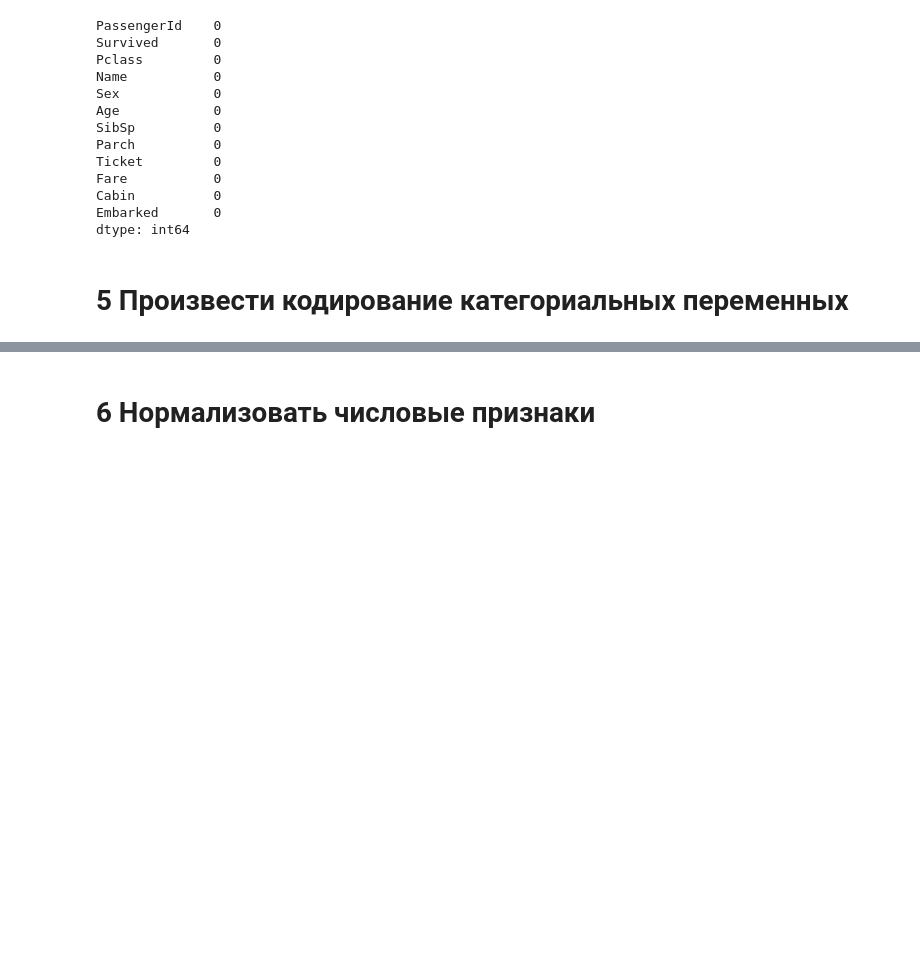
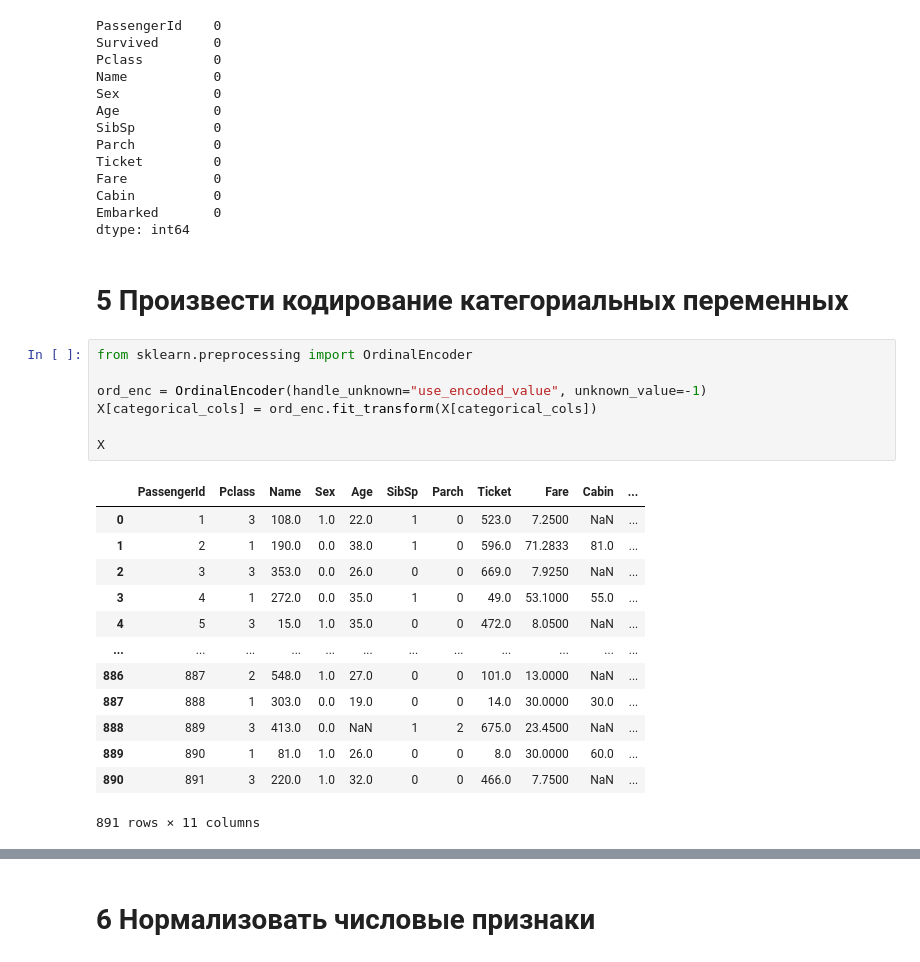
Before and after one commit to Exemtik/MISISMagisterPython, a Jupyter notebook: lab_4.ipynb, the cells around one changed output, grey strips where cells are left out. Saved outputs shown, nothing was run; the diff lists cells and outputs as text; blank space fills up the shorter version.

```diff
--- a/lab_4.ipynb
+++ b/lab_4.ipynb
@@ -140,4 +140,25 @@ Embarked       0
 dtype: int64
 # %% [markdown]
 # 5 Произвести кодирование категориальных переменных
+# %%
+from sklearn.preprocessing import OrdinalEncoder
+
+ord_enc = OrdinalEncoder(handle_unknown="use_encoded_value", unknown_value=-1)
+X[categorical_cols] = ord_enc.fit_transform(X[categorical_cols])
+
+X
+# %% [output]
+|  | PassengerId | Pclass | Name | Sex | Age | SibSp | Parch | Ticket | Fare | Cabin | ... |
+| 0 | 1 | 3 | 108.0 | 1.0 | 22.0 | 1 | 0 | 523.0 | 7.2500 | NaN | ... |
+| 1 | 2 | 1 | 190.0 | 0.0 | 38.0 | 1 | 0 | 596.0 | 71.2833 | 81.0 | ... |
+| 2 | 3 | 3 | 353.0 | 0.0 | 26.0 | 0 | 0 | 669.0 | 7.9250 | NaN | ... |
+| 3 | 4 | 1 | 272.0 | 0.0 | 35.0 | 1 | 0 | 49.0 | 53.1000 | 55.0 | ... |
+| 4 | 5 | 3 | 15.0 | 1.0 | 35.0 | 0 | 0 | 472.0 | 8.0500 | NaN | ... |
+| ... | ... | ... | ... | ... | ... | ... | ... | ... | ... | ... | ... |
+| 886 | 887 | 2 | 548.0 | 1.0 | 27.0 | 0 | 0 | 101.0 | 13.0000 | NaN | ... |
+| 887 | 888 | 1 | 303.0 | 0.0 | 19.0 | 0 | 0 | 14.0 | 30.0000 | 30.0 | ... |
+| 888 | 889 | 3 | 413.0 | 0.0 | NaN | 1 | 2 | 675.0 | 23.4500 | NaN | ... |
+| 889 | 890 | 1 | 81.0 | 1.0 | 26.0 | 0 | 0 | 8.0 | 30.0000 | 60.0 | ... |
+| 890 | 891 | 3 | 220.0 | 1.0 | 32.0 | 0 | 0 | 466.0 | 7.7500 | NaN | ... |
+891 rows × 11 columns
 # %%
```
Also changed, not shown: parts of 3 cells of this notebook.
